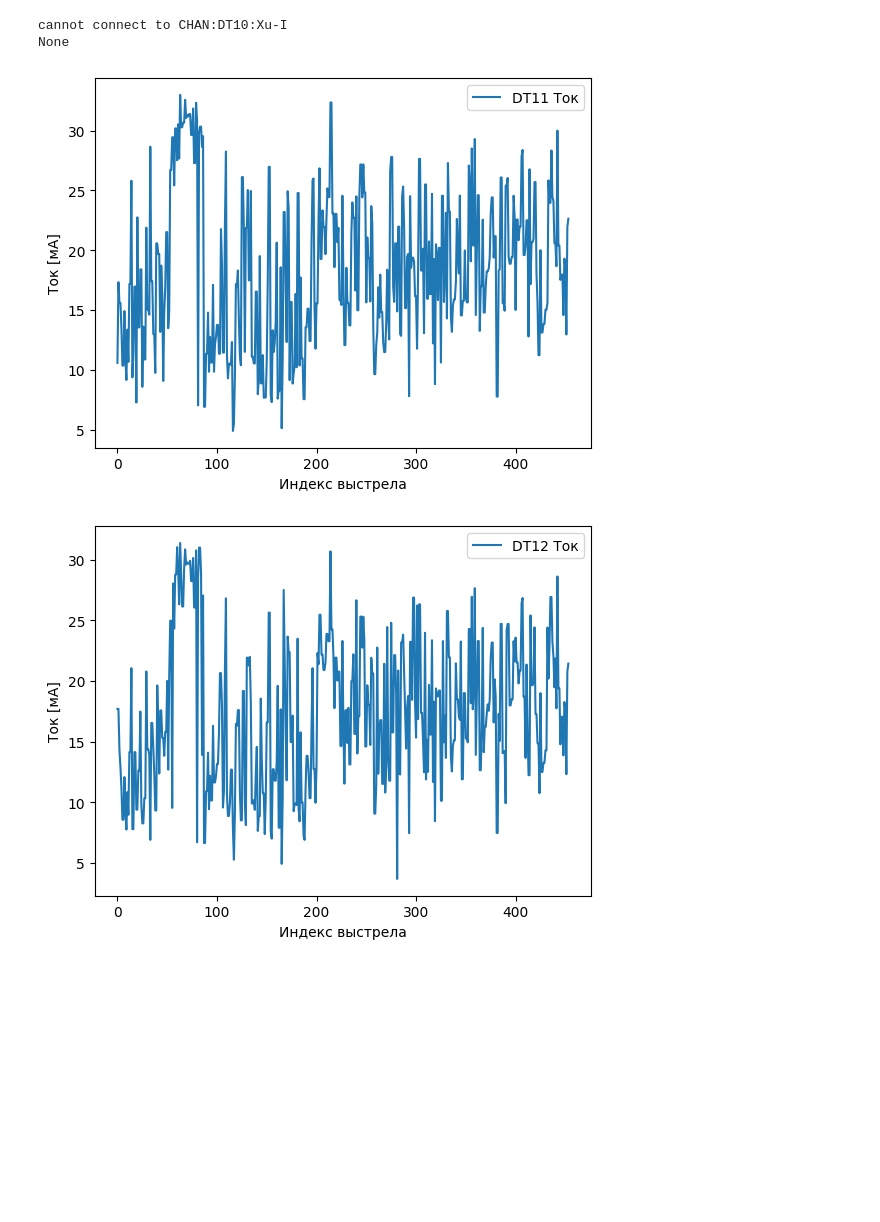
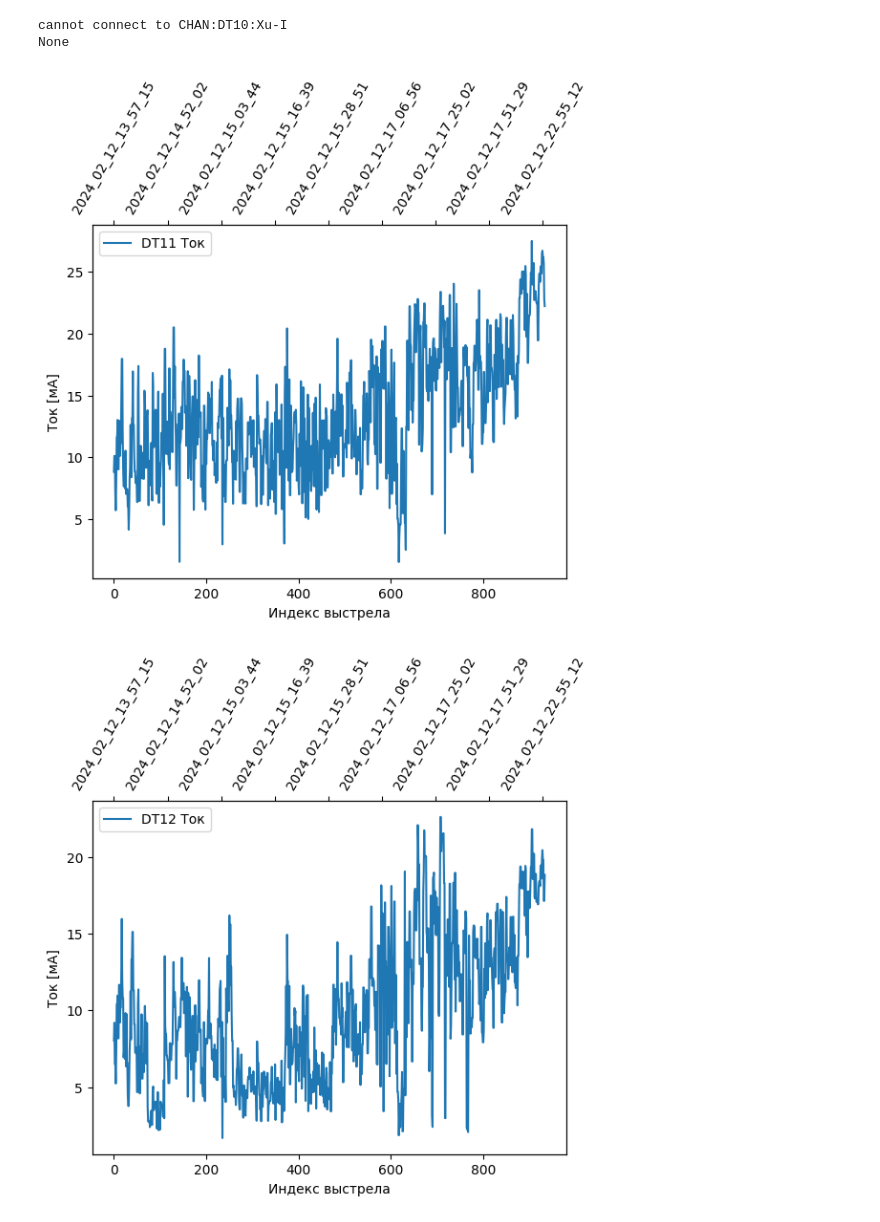
Before and after one commit to Rasimilian/K500-Beamline, a Jupyter notebook: optics.ipynb, the cells around one changed output. Saved outputs shown, nothing was run; the diff lists cells and outputs as text; code cells hidden in the pictures; blank space fills up the shorter version.

Commit message:
Added exp data for 12 february

```diff
--- a/optics.ipynb
+++ b/optics.ipynb
@@ -2376,19 +96,45 @@ v3_1p7 = [v3_1p7[i+1] - v3_1p7[i] if abs(v3_1p7[i+1] - v3_1p7[i]) < 30 else v3_1
+# %%
+folder = "2024_02_13_10_11_46"
+dir = f"D://PycharmProjects//K500-Beamline//log//pictures//{folder}//"
+num = 8
 # %%
-plt.plot(dt11, label="DT11 Ток")
-plt.xlabel("Индекс выстрела")
-plt.ylabel("Ток [мА]")
-plt.legend()
+bpm = "DT11"
+fig = plt.figure()
+ax1 = fig.add_subplot(111)
+ax2 = ax1.twiny()
+ax1.plot(data[bpm]["i"], label=f"{bpm} Ток")
+ax1.set_xlabel("Индекс выстрела")
+ax1.set_ylabel("Ток [мА]")
+ax1.legend()
+ax2.set_xlim(ax1.get_xlim())
+
+num_ticks = int(len(data[bpm]["time"]) / num)
+labels = data[bpm]["time"][::num_ticks]
+ticks = range(0, len(data[bpm]["time"]))[::num_ticks]
+ax2.set_xticks(ticks)
+ax2.set_xticklabels(labels, rotation=60)
+plt.savefig(dir + f"{bpm}_current.png", bbox_inches='tight')
 plt.show()
-# plt.savefig("D:\PycharmProjects\K500-Beamline\log\pictures\dt11_current.png")
 # %% [output]
-[figure, old version]
+[figure, new version]
 # %%
-plt.plot(dt12, label="DT12 Ток")
-plt.legend()
-plt.xlabel("Индекс выстрела")
-plt.ylabel("Ток [мА]")
+bpm = "DT12"
+fig = plt.figure()
+ax1 = fig.add_subplot(111)
+ax2 = ax1.twiny()
+ax1.plot(data[bpm]["i"], label=f"{bpm} Ток")
+ax1.set_xlabel("Индекс выстрела")
+ax1.set_ylabel("Ток [мА]")
+ax1.legend()
+ax2.set_xlim(ax1.get_xlim())
+
+num_ticks = int(len(data[bpm]["time"]) / num)
+labels = data[bpm]["time"][::num_ticks]
+ticks = range(0, len(data[bpm]["time"]))[::num_ticks]
+ax2.set_xticks(ticks)
+ax2.set_xticklabels(labels, rotation=60)
+plt.savefig(dir + f"{bpm}_current.png", bbox_inches='tight')
 plt.show()
-# plt.savefig("D:\PycharmProjects\K500-Beamline\log\pictures\dt12_current.png")
 # %% [output]
-[figure, old version]
+[figure, new version]
 # %%
```
Also changed, not shown: parts of 16 cells of this notebook.
